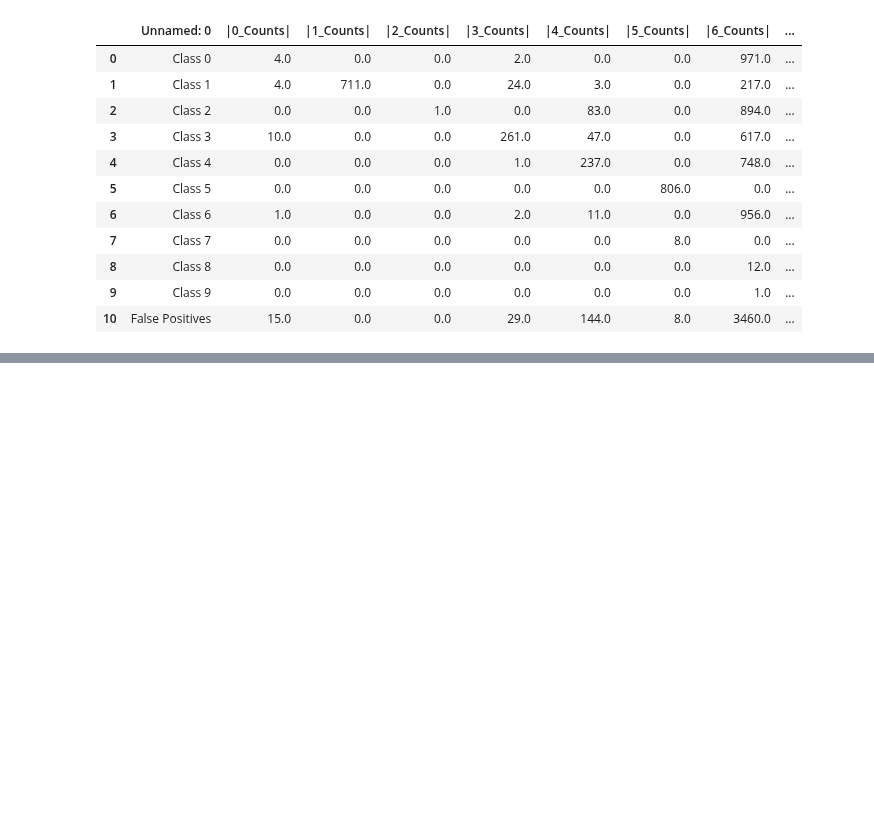
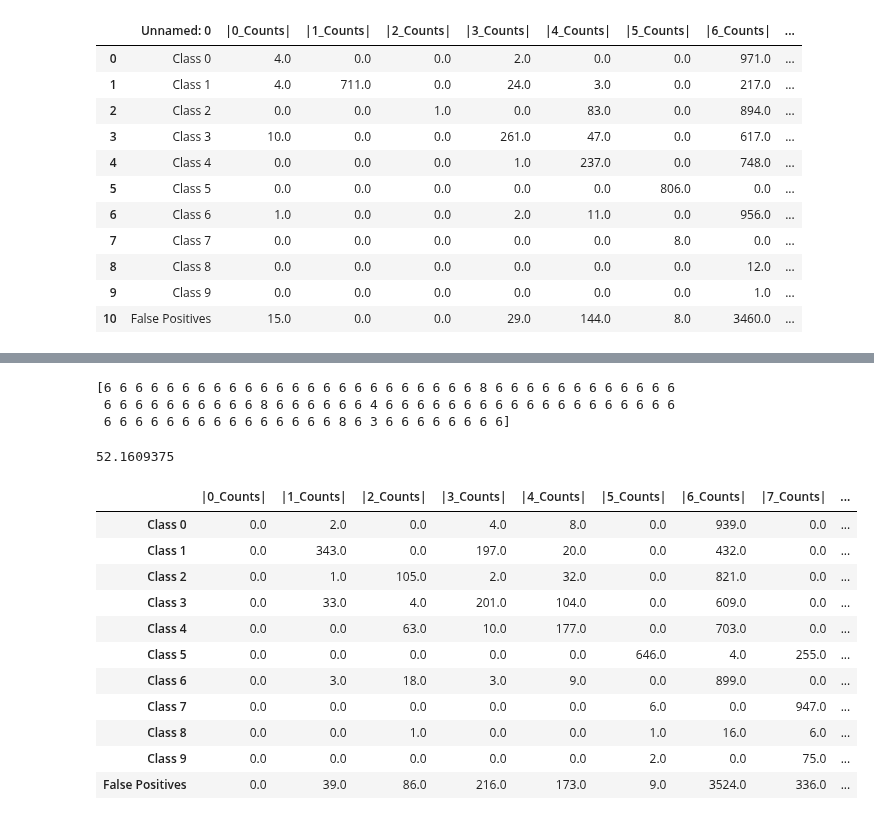
Before and after one commit to lorenzosintini/4YP, a Jupyter notebook: Models_v2/Conv_VAE_v2.ipynb, the cells around one changed output, grey strips where cells are left out. Saved outputs shown, nothing was run; the diff lists cells and outputs as text; code cells hidden in the pictures; blank space fills up the shorter version.

```diff
--- a/Models_v2/Conv_VAE_v2.ipynb
+++ b/Models_v2/Conv_VAE_v2.ipynb
@@ -838,0 +833,12 @@ array([12.74097725,  6.67545536, 10.59448253, 10.63937628, 11.98127069,
+# %%
+model_classifier = tf.keras.models.Sequential([
+                                    tf.keras.layers.Dense(50, activation='relu', input_shape=(10,)),
+                                    tf.keras.layers.Dense(50, activation='relu'),
+                                    tf.keras.layers.Dense(10, activation='softmax')
+                                    ])
+
+model_classifier.compile(optimizer='adam',
+              loss='sparse_categorical_crossentropy',
+              metrics=['accuracy'])
+
+model_classifier.fit(losses_per_image_train, y_train, epochs=10)
@@ -838,0 +869,64 @@ array([12.74097725,  6.67545536, 10.59448253, 10.63937628, 11.98127069,
+# %%
+predictions = model_classifier.predict(losses_per_image_test)
+print(np.argmax(predictions[0:100], axis=1))
+# %% [output]
+[6 6 6 6 6 6 6 6 6 6 6 6 6 6 6 6 6 6 6 6 6 6 6 6 8 6 6 6 6 6 6 6 6 6 6 6 6
+ 6 6 6 6 6 6 6 6 6 6 8 6 6 6 6 6 6 4 6 6 6 6 6 6 6 6 6 6 6 6 6 6 6 6 6 6 6
+ 6 6 6 6 6 6 6 6 6 6 6 6 6 6 6 8 6 3 6 6 6 6 6 6 6 6]
+# %%
+import pandas as pd
+#print(np.shape(predictions))
+y_test_classes = y_test_classes.astype('int')
+predictions = np.argmax(predictions, axis=1)
+#print(np.shape(predictions))
+predictions = predictions.astype('int')
+
+wrong_guesses = []
+table_of_counts = np.zeros([N_class+1, N_class+1])
+for i in range(len(predictions)):
+    table_of_counts[y_test_classes[i], predictions[i]]+=1
+    if y_test_classes[i] != predictions[i]:
+        wrong_guesses.append(i)
+trace_count = table_of_counts.trace().astype('int')
+sum_count = table_of_counts.sum().astype('int')
+for i in range(N_class):
+    accuracy_of_class = 100*table_of_counts[i,i]/np.sum(table_of_counts[i,0:-1])
+    table_of_counts[i,-1] = accuracy_of_class.astype('float16')
+for i in range(N_class):
+  table_of_counts[-1,i] = np.sum(table_of_counts[0:10,i])-table_of_counts[i,i]
+
+index = list(str('-') * (N_class+1))
+columns = list(str('-') * (N_class+1))
+for i in range(N_class):
+    index[i]= 'Class '+ str(i)
+    columns[i] = '|' + str(i) + '_Counts|'
+index[-1] = 'False Positives'
+columns[-1] = 'Percentage'
+trace_count = table_of_counts.trace().astype('int')
+sum_count = table_of_counts[0:-1,0:-1].sum().astype('int')
+table = pd.DataFrame.from_records(table_of_counts, index=index, columns=columns)
+
+probabilities = np.zeros([len(wrong_guesses)])
+pics_to_plot = list(x_test[i] for i in wrong_guesses)
+labels = list(predictions[i] for i in wrong_guesses)
+for i in range(len(wrong_guesses)):
+    probabilities[i] = predicted_probabilities[wrong_guesses[i],labels[i]]
+    probabilities = probabilities
+#print('Correctly labelled pictures:{}/{} -> Accuracy: {}%'.format(trace_count, sum_count, trace_count/sum_count*100))
+#print('Incorrectly labelled pictures:{}/{} -> Error: {}%'.format(sum_count-trace_count, sum_count, (sum_count-trace_count)/sum_count*100))
+print(np.sum(table['Percentage'])/10)
+table
+# %% [output]
+52.1609375
+|  | |0_Counts| | |1_Counts| | |2_Counts| | |3_Counts| | |4_Counts| | |5_Counts| | |6_Counts| | |7_Counts| | ... |
+| Class 0 | 0.0 | 2.0 | 0.0 | 4.0 | 8.0 | 0.0 | 939.0 | 0.0 | ... |
+| Class 1 | 0.0 | 343.0 | 0.0 | 197.0 | 20.0 | 0.0 | 432.0 | 0.0 | ... |
+| Class 2 | 0.0 | 1.0 | 105.0 | 2.0 | 32.0 | 0.0 | 821.0 | 0.0 | ... |
+| Class 3 | 0.0 | 33.0 | 4.0 | 201.0 | 104.0 | 0.0 | 609.0 | 0.0 | ... |
+| Class 4 | 0.0 | 0.0 | 63.0 | 10.0 | 177.0 | 0.0 | 703.0 | 0.0 | ... |
+| Class 5 | 0.0 | 0.0 | 0.0 | 0.0 | 0.0 | 646.0 | 4.0 | 255.0 | ... |
+| Class 6 | 0.0 | 3.0 | 18.0 | 3.0 | 9.0 | 0.0 | 899.0 | 0.0 | ... |
+| Class 7 | 0.0 | 0.0 | 0.0 | 0.0 | 0.0 | 6.0 | 0.0 | 947.0 | ... |
+| Class 8 | 0.0 | 0.0 | 1.0 | 0.0 | 0.0 | 1.0 | 16.0 | 6.0 | ... |
+| Class 9 | 0.0 | 0.0 | 0.0 | 0.0 | 0.0 | 2.0 | 0.0 | 75.0 | ... |
+| False Positives | 0.0 | 39.0 | 86.0 | 216.0 | 173.0 | 9.0 | 3524.0 | 336.0 | ... |
```
Also changed, not shown: parts of 20 cells of this notebook.
